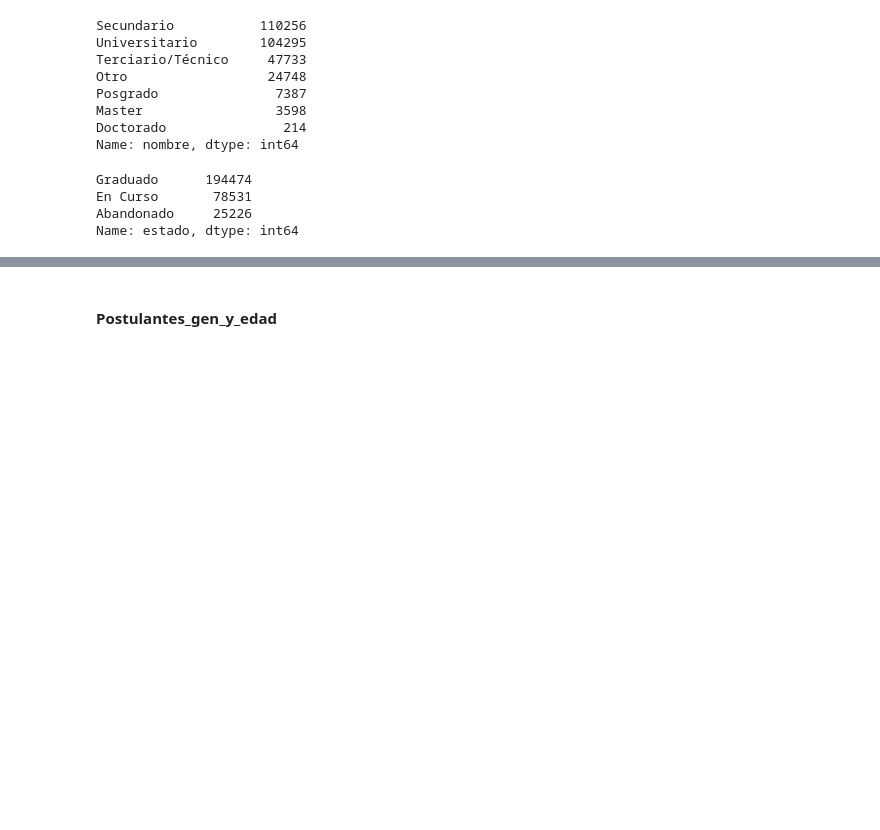
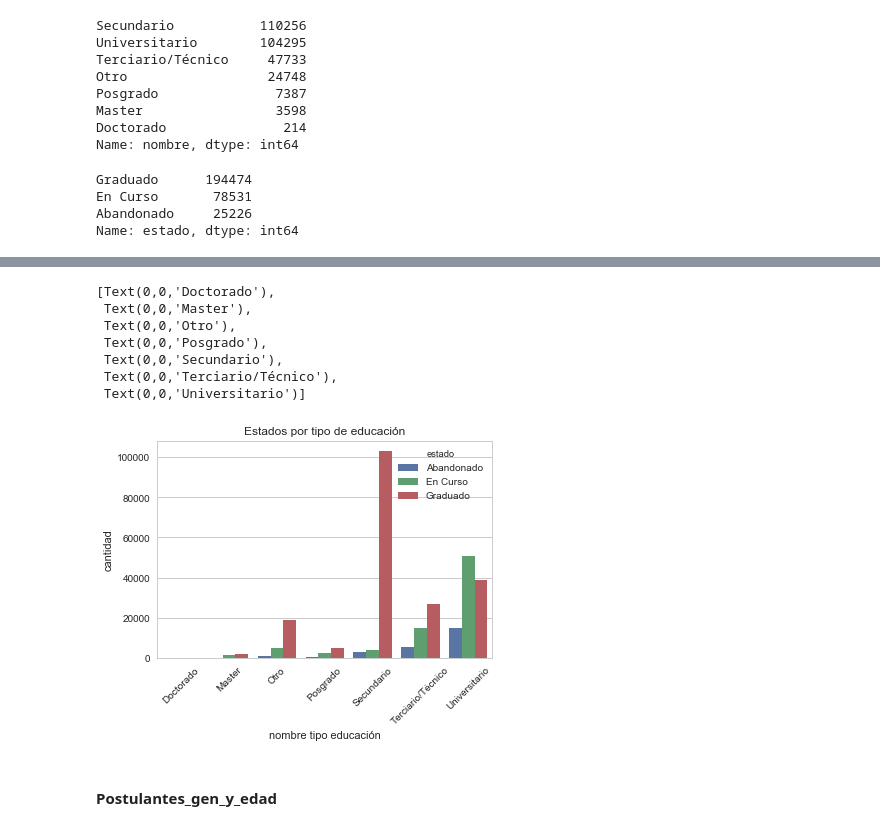
Before and after one commit to FrancoLiberali/tp1-orga-datos-1c2018, a Jupyter notebook: AnalisisExplorario.ipynb, the cells around one changed output, grey strips where cells are left out. Saved outputs shown, nothing was run; the diff lists cells and outputs as text; code cells hidden in the pictures; blank space fills up the shorter version.

```diff
--- a/AnalisisExplorario.ipynb
+++ b/AnalisisExplorario.ipynb
@@ -80,3 +92,18 @@ postulantes_educacion['nombre'] = postulantes_educacion['nombre'].astype('catego
+# %%
+g = sns.countplot(x= 'nombre', hue= 'estado', data = postulantes_educacion)
+g.set_title('Estados por tipo de educación')
+g.set_xlabel('nombre tipo educación')
+g.set_ylabel('cantidad')
+g.set_xticklabels(g.get_xticklabels(), rotation = 45)
+# %% [output]
+[Text(0,0,'Doctorado'),
+ Text(0,0,'Master'),
+ Text(0,0,'Otro'),
+ Text(0,0,'Posgrado'),
+ Text(0,0,'Secundario'),
+ Text(0,0,'Terciario/Técnico'),
+ Text(0,0,'Universitario')]
+[figure, added]
 # %% [markdown]
 #### Postulantes_gen_y_edad
 # %%
```
Also changed, not shown: parts of 38 cells of this notebook.
